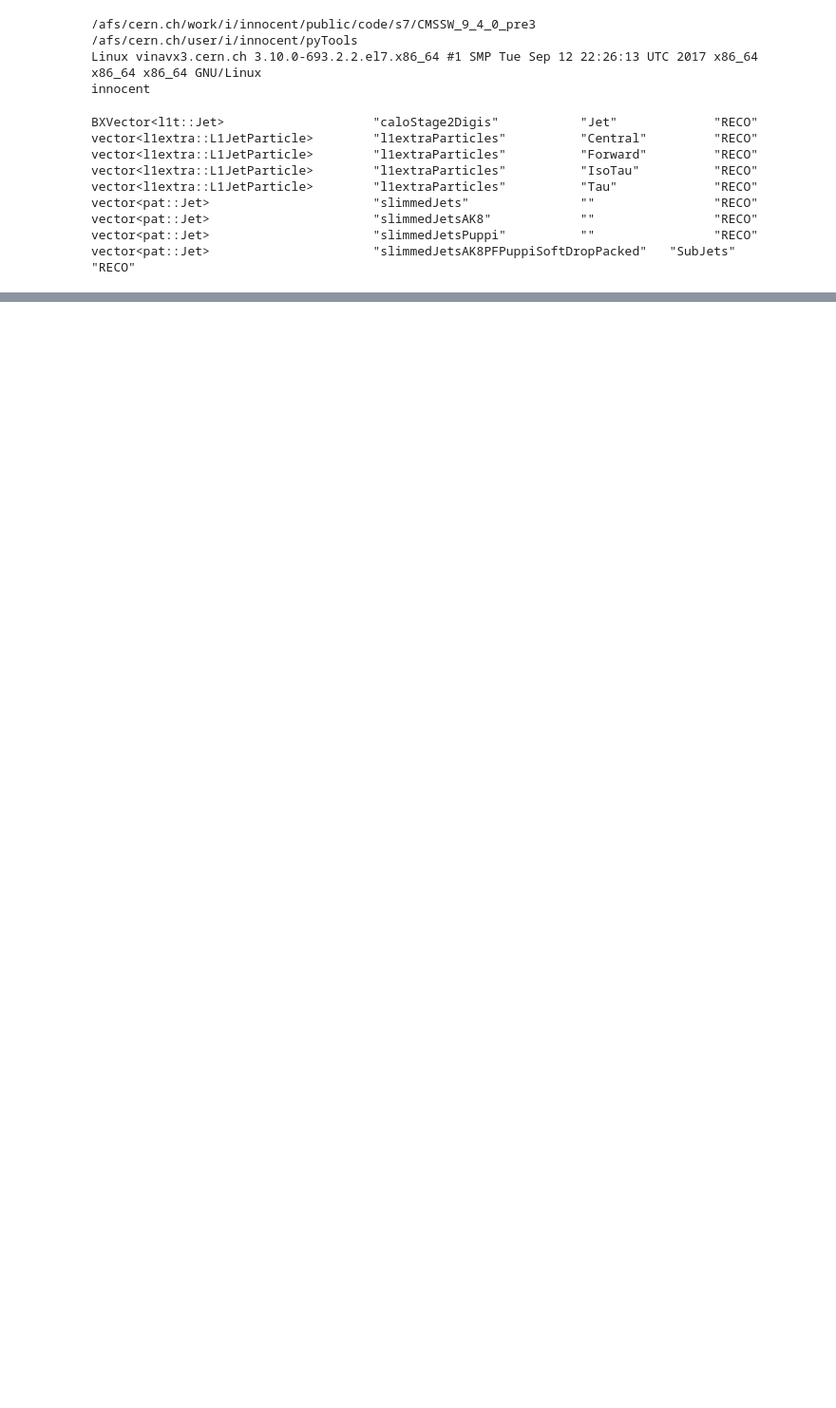
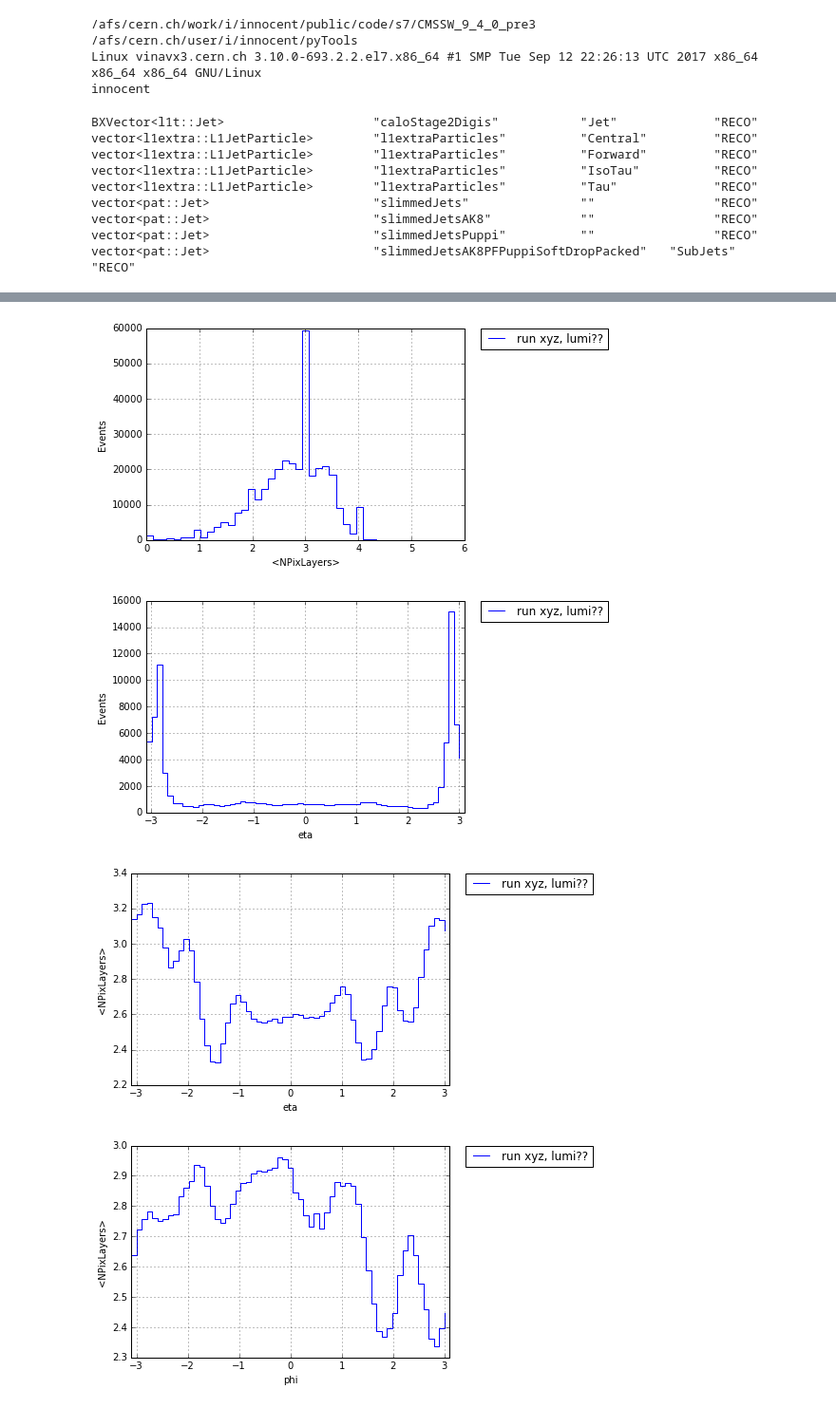
Before and after one commit to VinInn/pyTools, a Jupyter notebook: jethits.ipynb, the cells around one changed output, grey strips where cells are left out. Shown at 95% size. Saved outputs shown, nothing was run; the diff lists cells and outputs as text; code cells hidden in the pictures; blank space fills up the shorter version.

```diff
--- a/jethits.ipynb
+++ b/jethits.ipynb
@@ -43,6 +42,7 @@ Welcome to JupyROOT 6.10/09
 def files() :
     return [
         'root://eoscms.cern.ch///store/data/Run2017F/JetHT/MINIAOD/PromptReco-v1/000/306/091/00000/CA5F7509-04C4-E711-B9B5-02163E011932.root',
+        'root://eoscms.cern.ch///store/relval/CMSSW_9_4_0_pre3/RelValTTbar_13/MINIAODSIM/PU25ns_94X_mc2017_realistic_PixFailScenario_v6_FIXED_HS_AVE50_rsb-v1/10000/1A87EA25-17C1-E711-9ECD-E0071B745DC0.root'
     ]
 # %%
 def runid(event,lumi) :
@@ -82,5 +82,3 @@ def loadJets(fevents) :
     print len(jtPars)
     evids = np.array(evidsA,dtype=np.str)
     return (evids,jtPars)
-# %%
-evids, jtPars = loadJets(files()[0])
@@ -164,11 +149,13 @@ plt.show()
 # %%
-nbins = 31
-edges = np.linspace(-3.1,3.1,nbins)
-hp = np.greater(jtPars[2],15.)
-zn,x,y = np.histogram2d(jtPars[0],jtPars[1],bins=(edges, edges),weights=jtPars[3]*hp)
-za,x,y = np.histogram2d(jtPars[0],jtPars[1],bins=(edges, edges),weights=1.*hp)
-z=zn.T/za.T
-#print zn,za
-#    return x,yn/ya,ya
-plt.imshow(z, interpolation='nearest', origin='low', extent=[edges[0], edges[-1], edges[0], edges[-1]])
-plt.colorbar()
+def plots2d(jtPars) :
+    nbins = 31
+    edges = np.linspace(-3.1,3.1,nbins)
+    hp = np.greater(jtPars[2],15.)
+    zn,x,y = np.histogram2d(jtPars[0],jtPars[1],bins=(edges, edges),weights=jtPars[3]*hp)
+    za,x,y = np.histogram2d(jtPars[0],jtPars[1],bins=(edges, edges),weights=1.*hp)
+    z=zn.T/za.T
+    #print zn,za
+    #    return x,yn/ya,ya
+    plt.imshow(z, interpolation='nearest', origin='low', extent=[edges[0], edges[-1], edges[0], edges[-1]])
+    plt.colorbar()
+    plt.show()
@@ -177,0 +162,4 @@ plt.colorbar()
+# %%
+p = Pool(4)
+ret = p.map(loadJets,files())
+for n in ret : print n[0],len(n[1])
@@ -177,0 +186,11 @@ plt.colorbar()
+# %%
+ev,jt = zip(*ret)
+for j in jt:
+    plots(j)
+for j in jt:
+    plots2d(j)
+# %% [output]
+[figure, added]
+[figure, added]
+[figure, added]
+[figure, added]
```
Also changed, not shown: parts of 9 cells of this notebook.
